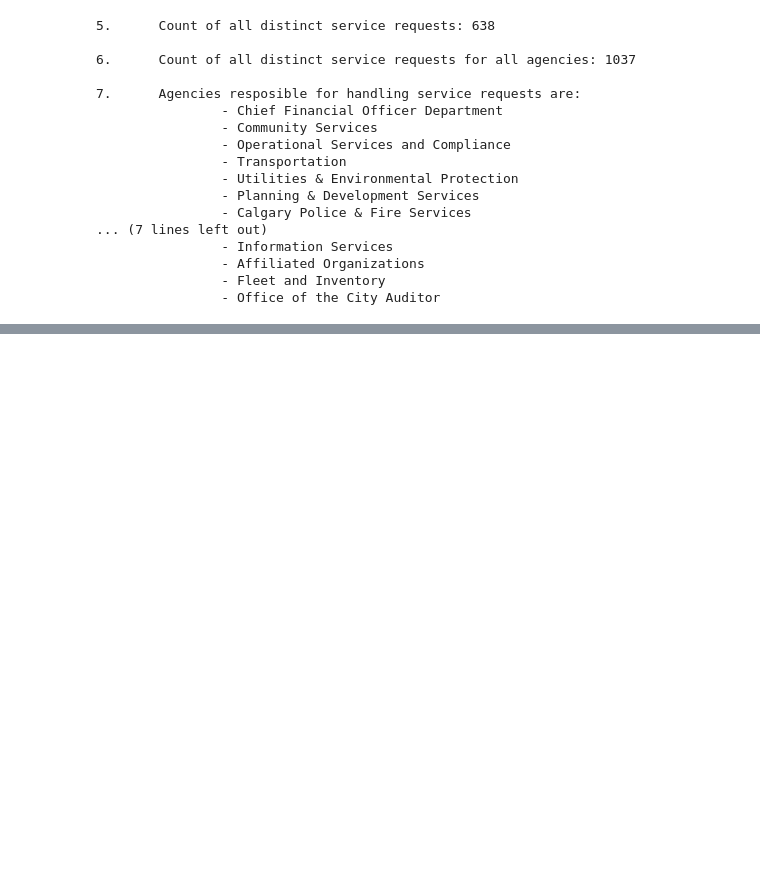
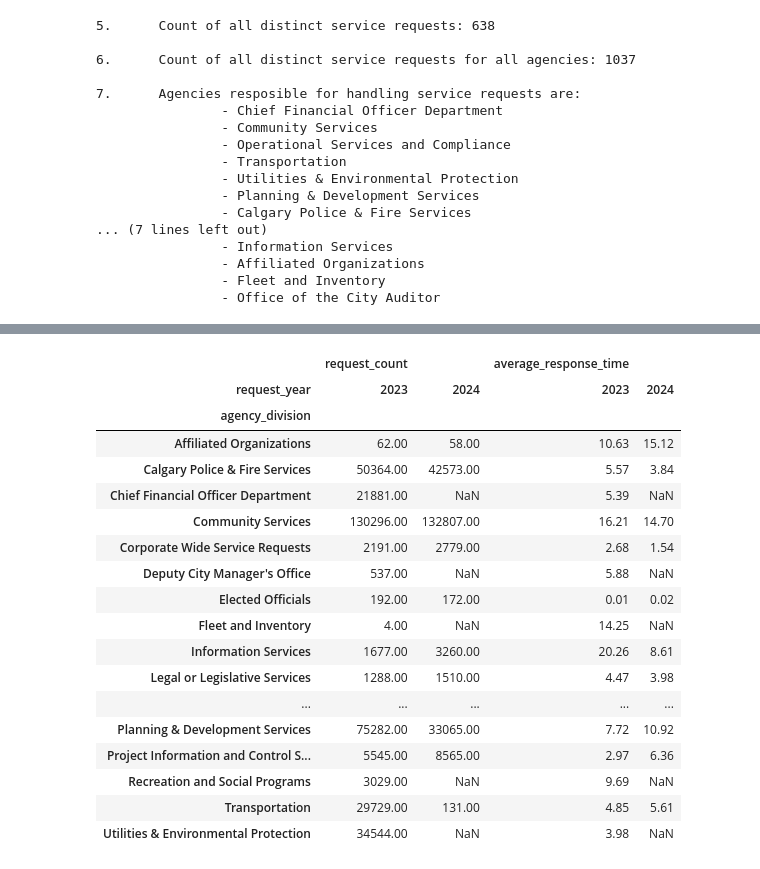
Before and after one commit to AnithaUofC/311ServiceRequests, a Jupyter notebook: 311DataWrangling.ipynb, the cells around one changed output, grey strips where cells are left out. Cells and saved outputs as stored; diff of their text form; code cells hidden in the pictures; blank space fills up the shorter version.

```diff
--- a/311DataWrangling.ipynb
+++ b/311DataWrangling.ipynb
@@ -682,0 +590,62 @@ Name: count, dtype: int64
+# %%
+#Filter the records from your dataframe df where closed_date is greater than or equal to requested_date,
+#closed_date is not null, and duplicate_request is 'No'
+print("\n\033[1m"+"Agency division and the count of requests handles by each division:"+"\033[0m")
+efficiencyDF = df[(df['closed_date'] >= df['requested_date']) &
+                 (df['closed_date'].notna()) &
+                 (df['duplicate_request'] == 'No')]
+print(f"For answering the response efficiency, we have considered {efficiencyDF.shape[0]} requests")
+
+#The most and least request handled agencies
+grouped_counts = efficiencyDF.groupby(['agency_division']).size().reset_index(name='count')
+sorted_counts = grouped_counts.sort_values(by='count', ascending=False)
+first_row = sorted_counts.head(1).to_string(index=False, header=False)
+last_row = sorted_counts.tail(1).to_string(index=False, header=False)
+print(f"The agency that handled the highest number of service requests and its count: {first_row}")
+print(f"The agency that handled the lowest number of service requests and its count: {last_row}")
+print("Agency division and the count of requests handles by each division is as given below:")
+display(sorted_counts.head(6))
+
+# Group by 'agency_division' and calculate the count of requests and average response time
+print("\n\033[1m"+"Agency division, Count of requests and its efficiency:"+"\033[0m")
+groupedEfficiencyDF = efficiencyDF.groupby('agency_division').agg(
+    request_count=('service_request_id', 'size'),
+    average_response_time=('response_time', 'mean')
+).reset_index()
+groupedEfficiencyDF['average_response_time'] = groupedEfficiencyDF['average_response_time'].round(2)
+groupedEfficiencyDF = groupedEfficiencyDF.sort_values(by='average_response_time', ascending=True)
+first_row = groupedEfficiencyDF.head(1).to_string(index=False, header=False)
+last_row = groupedEfficiencyDF.tail(1).to_string(index=False, header=False)
+print(f"The most efficient agency and its response time: {first_row}")
+print(f"The least efficient agency and its response time: {last_row}")
+print("Agency division, Count of requests and its efficiency in days:")
+display(groupedEfficiencyDF)
+
+
+# How does the response efficiency vary across different years
+print("\n\033[1m"+"Response efficiency of Agency division over years:"+"\033[0m")
+average_response_time_per_year = efficiencyDF.groupby('request_year').agg(
+    request_count=('service_request_id', 'size'),
+    average_response_time=('response_time', 'mean')
+).reset_index()
+average_response_time_per_year['average_response_time'] = average_response_time_per_year['average_response_time'].round(2)
+average_response_time_per_year = average_response_time_per_year.sort_values(by='request_year', ascending=True)
+print("Average response efficiency per year for all agency divisions:")
+display(average_response_time_per_year)
+
+
+# How the response efficiency vary across different years for each agency divisions
+average_response_time_per_year_and_agency = efficiencyDF.groupby(['request_year', 'agency_division']).agg(
+    request_count=('service_request_id', 'size'),
+    average_response_time=('response_time', 'mean')
+).reset_index()
+average_response_time_per_year_and_agency['average_response_time'] = average_response_time_per_year_and_agency['average_response_time'].round(2)
+average_response_time_per_year_and_agency = average_response_time_per_year_and_agency.sort_values(by=['request_year', 'agency_division'], ascending=True)
+#display(average_response_time_per_year_and_agency)
+
+
+pivoted_df = average_response_time_per_year_and_agency.pivot(index='agency_division', columns='request_year', values=['request_count', 'average_response_time'])
+display(pivoted_df)
+
+#average_response_time_per_year_and_agency.unstack(level='request_year')
+# %% [output]
@@ -682,0 +690,19 @@ Name: count, dtype: int64
+|  | request_count |  | average_response_time |  |
+| request_year | 2023 | 2024 | 2023 | 2024 |
+| agency_division |  |  |  |  |
+| Affiliated Organizations | 62.00 | 58.00 | 10.63 | 15.12 |
+| Calgary Police & Fire Services | 50364.00 | 42573.00 | 5.57 | 3.84 |
+| Chief Financial Officer Department | 21881.00 | NaN | 5.39 | NaN |
+| Community Services | 130296.00 | 132807.00 | 16.21 | 14.70 |
+| Corporate Wide Service Requests | 2191.00 | 2779.00 | 2.68 | 1.54 |
+| Deputy City Manager's Office | 537.00 | NaN | 5.88 | NaN |
+| Elected Officials | 192.00 | 172.00 | 0.01 | 0.02 |
+| Fleet and Inventory | 4.00 | NaN | 14.25 | NaN |
+| Information Services | 1677.00 | 3260.00 | 20.26 | 8.61 |
+| Legal or Legislative Services | 1288.00 | 1510.00 | 4.47 | 3.98 |
+| ... | ... | ... | ... | ... |
+| Planning & Development Services | 75282.00 | 33065.00 | 7.72 | 10.92 |
+| Project Information and Control S... | 5545.00 | 8565.00 | 2.97 | 6.36 |
+| Recreation and Social Programs | 3029.00 | NaN | 9.69 | NaN |
+| Transportation | 29729.00 | 131.00 | 4.85 | 5.61 |
+| Utilities & Environmental Protection | 34544.00 | NaN | 3.98 | NaN |
```
Also changed, not shown: parts of 20 cells of this notebook.
